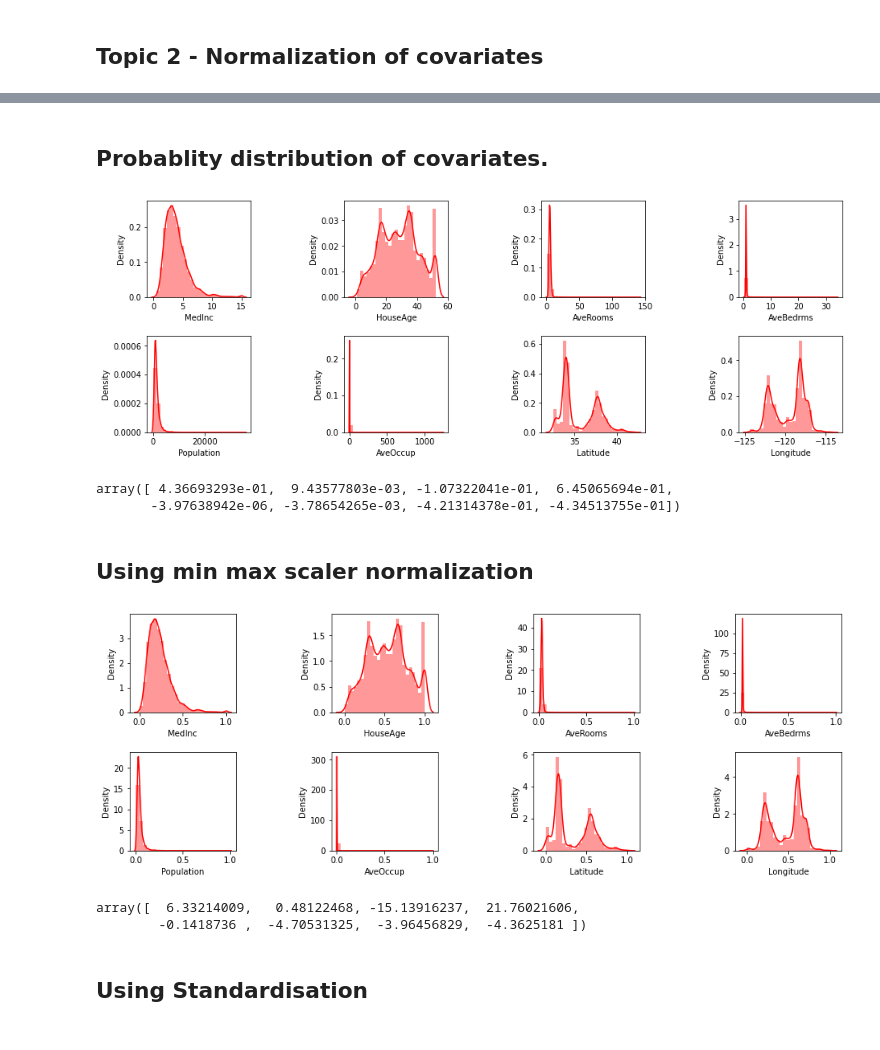
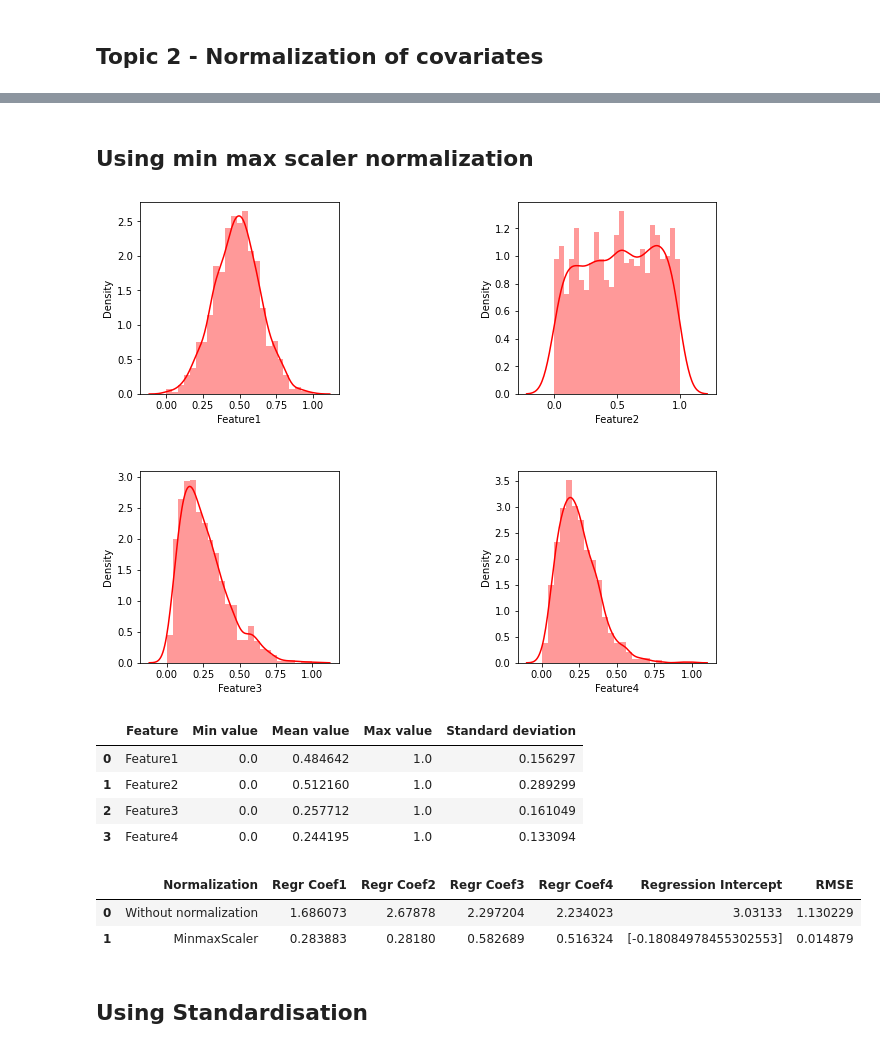
Before and after one commit to RachanaBhankur/IN3063-INM702-Mathematics-and-Programming-for-AI, a Jupyter notebook: Task 2 - Linear Regression - Normalisation- Copy.ipynb, the cells around one changed output, grey strips where cells are left out. Saved outputs shown, nothing was run; the diff lists cells and outputs as text; code cells hidden in the pictures.

```diff
--- a/Task 2 - Linear Regression - Normalisation- Copy.ipynb
+++ b/Task 2 - Linear Regression - Normalisation- Copy.ipynb
@@ -40,7 +115,0 @@ x
-# %%
-np.random.seed(42)
-x = pd.DataFrame(np.random.randn(1000, 8),
-                  columns=['a', 'b', 'c', 'd', 'e','f','g','h'])
-#y = data.target
-#x.columns = data.feature_names
-x
@@ -61,45 +116,34 @@ x
-# %% [markdown]
-## Probablity distribution of covariates.
-# %%
-def showdist(x):
-    i = 1
-    plt.figure(figsize=(15,5))
-    plt.subplots_adjust(left=0.1,
-                        bottom=0.1,
-                        right=0.9,
-                        top=0.9,
-                        wspace=0.9,
-                        hspace=0.4)
-    for col in x.columns:
-        plt.subplot(2,4,i)
-        sns.distplot(x[col], bins=25, color="r")
-        i += 1
-    plt.show()
-showdist(x)
-# %% [output]
-[figure, removed]
-# %%
-regr = LinearRegression()
-regr.fit(x, y)
-regr.coef_
-# %% [output]
-array([ 4.36693293e-01,  9.43577803e-03, -1.07322041e-01,  6.45065694e-01,
-       -3.97638942e-06, -3.78654265e-03, -4.21314378e-01, -4.34513755e-01])
 # %% [markdown]
 ## Using min max scaler normalization
 # %%
-scaling = MinMaxScaler()
-minmaxscaled = pd.DataFrame(scaling.fit_transform(x))
-minmaxscaled.columns = x.columns
-showdist(minmaxscaled)
+def minmax(x,y) :
+  scaling = MinMaxScaler()
+  minmaxscaledx = pd.DataFrame(scaling.fit_transform(x))
+  minmaxscaledy = pd.DataFrame(scaling.fit_trakinsform(pd.DataFrame(y)))
+  minmaxscaledx.columns = x.columns
+  return minmaxscaledx,minmaxscaledy
+
+minmaxscaledx, minmaxscaledy = minmax(x,y)
+
+showdist(minmaxscaledx)
 # %% [output]
-[figure, old version]
+[figure, new version]
-# %%
-regr.fit(minmaxscaled, y)
-regr.coef_
-# %% [output]
-array([  6.33214009,   0.48122468, -15.13916237,  21.76021606,
-        -0.1418736 ,  -4.70531325,  -3.96456829,  -4.3625181 ])
+# %%
+showscale(minmaxscaledx)
+# %% [output]
+|  | Feature | Min value | Mean value | Max value | Standard deviation |
+| 0 | Feature1 | 0.0 | 0.484642 | 1.0 | 0.156297 |
+| 1 | Feature2 | 0.0 | 0.512160 | 1.0 | 0.289299 |
+| 2 | Feature3 | 0.0 | 0.257712 | 1.0 | 0.161049 |
+| 3 | Feature4 | 0.0 | 0.244195 | 1.0 | 0.133094 |
+# %%
+summarym = modelfit(minmaxscaledx, minmaxscaledy)
+table.loc[len(table.index)] = ["MinmaxScaler",summarym[0][0][0],summarym[0][0][1],summarym[0][0][2],summarym[0][0][3] ,summarym[1], summarym[2]]
+table
+# %% [output]
+|  | Normalization | Regr Coef1 | Regr Coef2 | Regr Coef3 | Regr Coef4 | Regression Intercept | RMSE |
+| 0 | Without normalization | 1.686073 | 2.67878 | 2.297204 | 2.234023 | 3.03133 | 1.130229 |
+| 1 | MinmaxScaler | 0.283883 | 0.28180 | 0.582689 | 0.516324 | [-0.18084978455302553] | 0.014879 |
 # %% [markdown]
 ## Using Standardisation
 # %%
```
Also changed, not shown: parts of 35 cells of this notebook.
